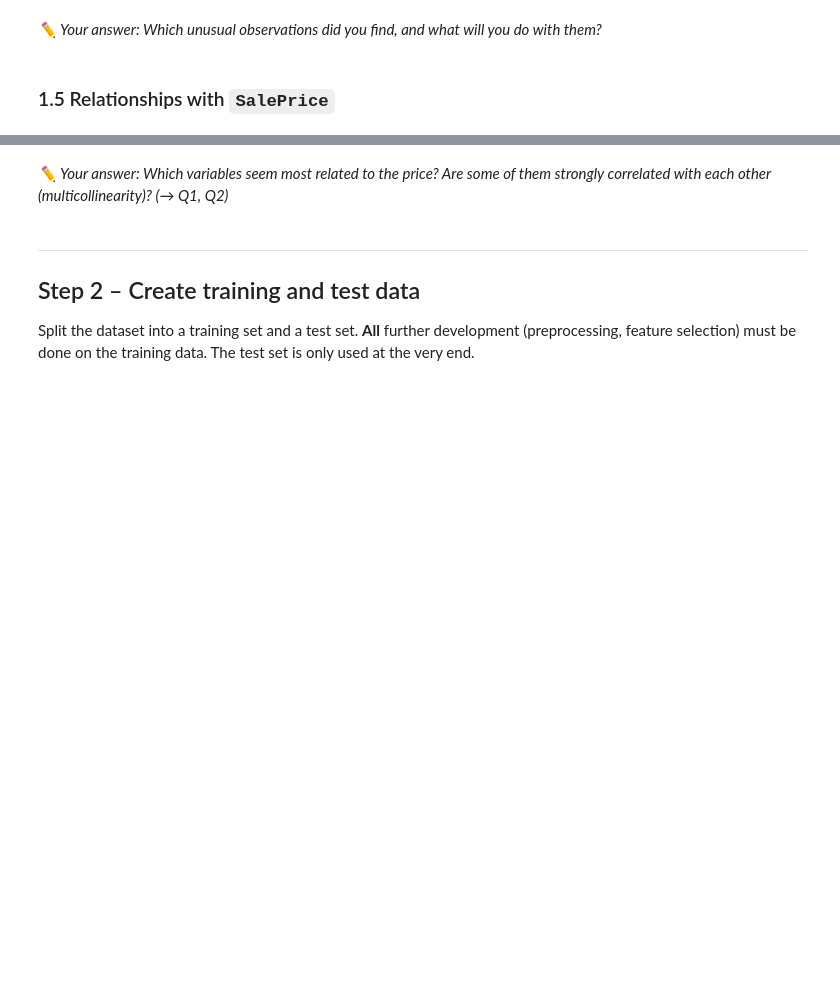
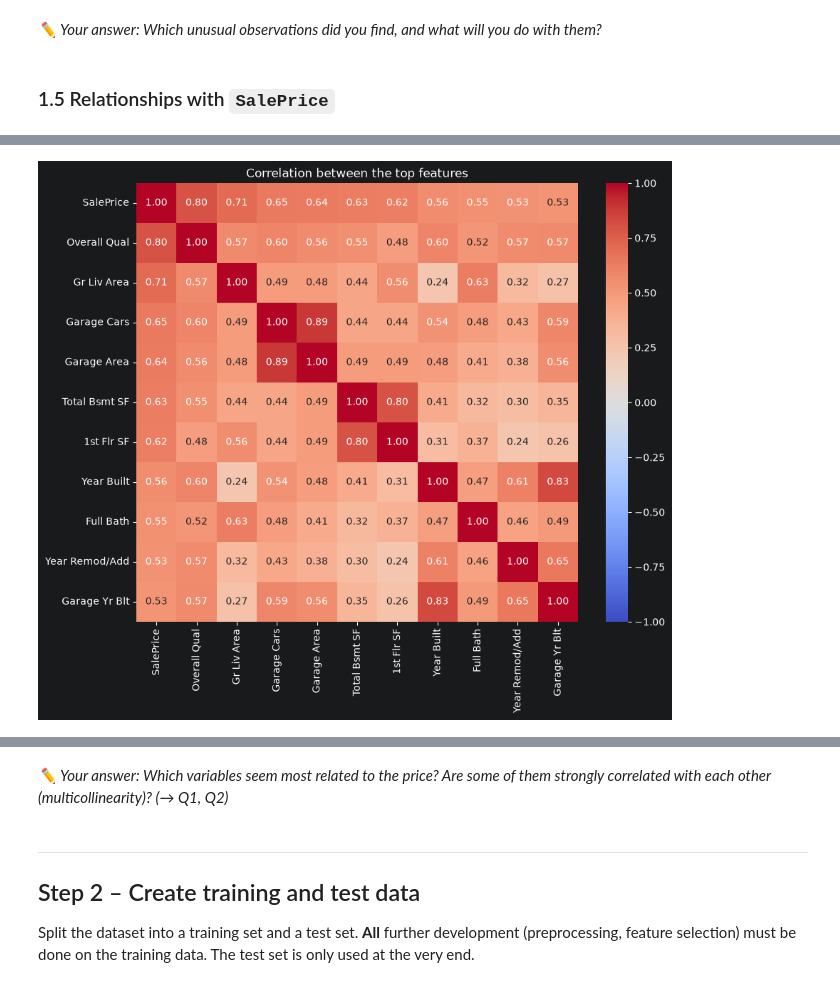
Before and after one commit to Frednos/Machine-Learning-Assignment-1, a Jupyter notebook: housing_price_prediction.ipynb, the cells around one changed output, grey strips where cells are left out. Drawn from its saved outputs; the diff is of its cells as text; code cells hidden in the pictures; blank space fills up the shorter version.

```diff
--- a/housing_price_prediction.ipynb
+++ b/housing_price_prediction.ipynb
@@ -198,8 +232,5 @@ missing
 # %% [markdown]
 ### 1.5 Relationships with `SalePrice`
 # %%
-# HINT: Numerical variables: compute the correlation with SalePrice
-#   df.corr(numeric_only=True)["SalePrice"].sort_values(ascending=False)
-# Consider a heatmap (sns.heatmap) of the ~10 most correlated variables.
-# Categorical variables: use box plots, e.g. sns.boxplot(x="Overall Qual", y="SalePrice", data=df)
-# or 'Neighborhood' vs SalePrice.
+corr = df.drop(columns=["Order", "PID"]).corr(numeric_only=True)
+corr["SalePrice"].sort_values(ascending=False)
@@ -205,0 +255,9 @@ missing
+# %%
+top10 = corr["SalePrice"].abs().sort_values(ascending=False).index[:11]   # SalePrice + top 10
+
+plt.figure(figsize=(10, 8))
+sns.heatmap(corr.loc[top10, top10], annot=True, fmt=".2f", cmap="coolwarm", vmin=-1, vmax=1)
+plt.title("Correlation between the top features")
+plt.show()
+# %% [output]
+[figure, added]
```
Also changed, not shown: parts of 7 cells of this notebook.
